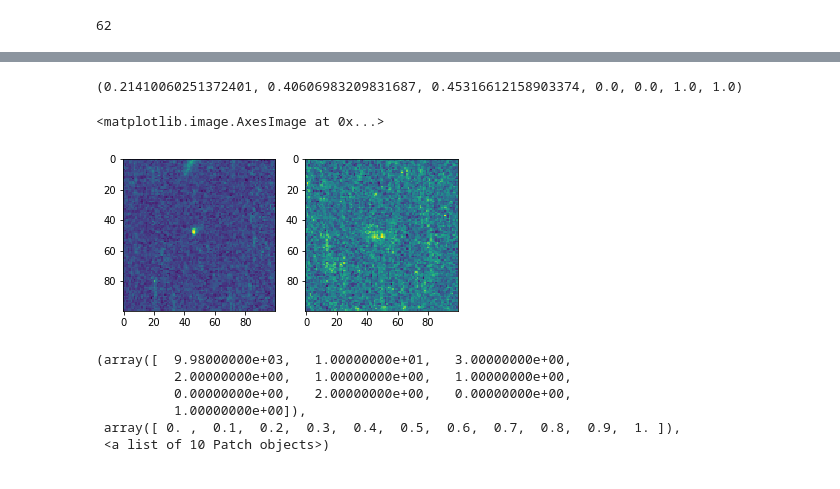
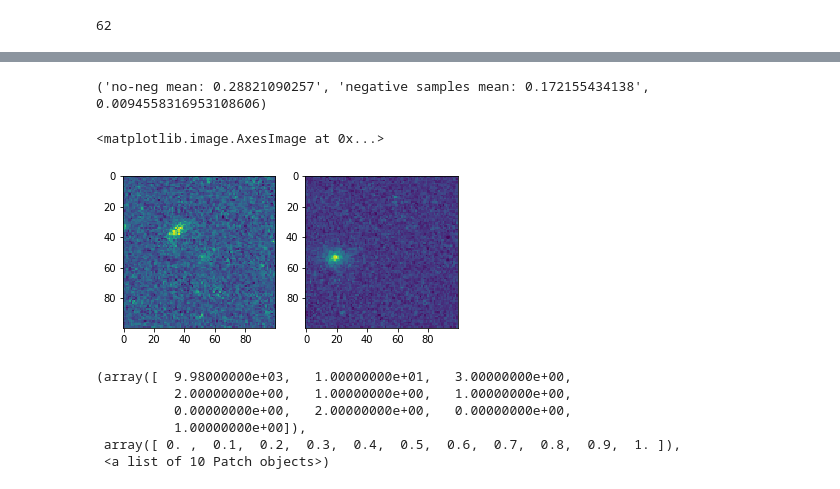
Before and after one commit to roberttoyonaga/HSTLens, a Jupyter notebook: merge_lens_and_cutouts.ipynb, the cells around one changed output, grey strips where cells are left out. Cells and saved outputs as stored; diff of their text form; code cells hidden in the pictures.

```diff
--- a/merge_lens_and_cutouts.ipynb
+++ b/merge_lens_and_cutouts.ipynb
@@ -201,20 +201,25 @@ np.save("sim_lenses.npy(20,1,100,100)",all_lenses)
 tmp = np.load("sim_lenses.npy(20,1,100,100).npy")
 # %%
 #For testing diff between negatives and merged images
+from astropy.nddata.utils import Cutout2D
+from astropy.io import fits
+import numpy as np
+import matplotlib.pyplot as plt
+from sklearn.preprocessing import minmax_scale
 
-im=34
+im=295
 m = fits.open("/run/media/toyonagar/Lexar/merged/merged_"+str(im)+".fits")[0].data
 m1 = fits.open("/run/media/toyonagar/Lexar/merged1/merged_"+str(im)+".fits")[0].data
 o = fits.open("/run/media/toyonagar/Lexar/negatives/out"+str(im)+".fits")[0].data
-print (m.mean(), o.mean(), m1.mean(), m.min(), o.min() ,m.max(), o.max())
+print ("no-neg mean: "+str(m.mean()), "negative samples mean: "+str(o.mean()), m1.mean())
 plt.subplot(121)
 plt.imshow(m)
 plt.subplot(122)
 plt.imshow(o)
 # %% [output]
-(0.21410060251372401, 0.40606983209831687, 0.45316612158903374, 0.0, 0.0, 1.0, 1.0)
+('no-neg mean: 0.28821090257', 'negative samples mean: 0.172155434138', 0.0094558316953108606)
 <matplotlib.image.AxesImage at 0x...>
-[figure, old version]
+[figure, new version]
 # %%
 plt.hist(o.reshape(-1))
 # %% [output]
```
Also changed, not shown: parts of 4 cells of this notebook, 6 other files.
